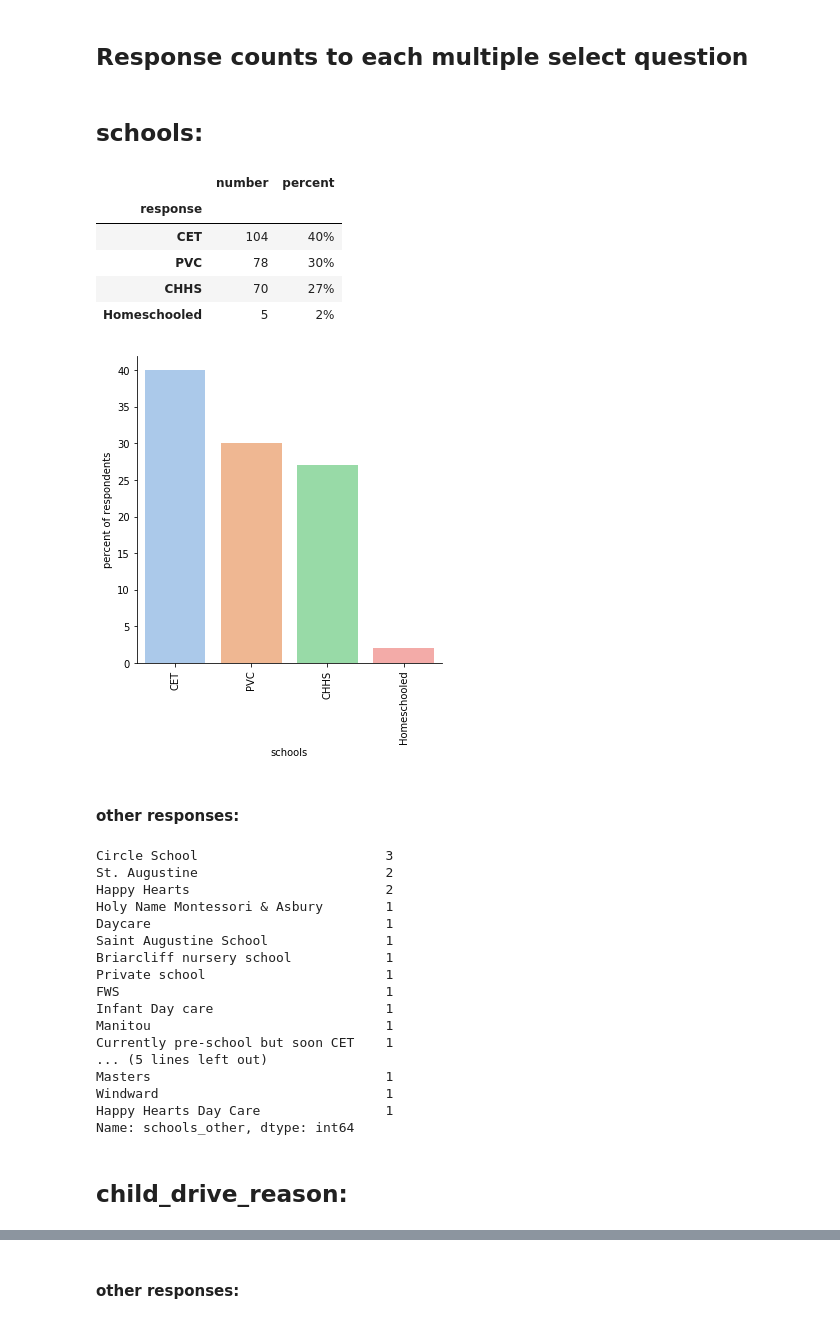
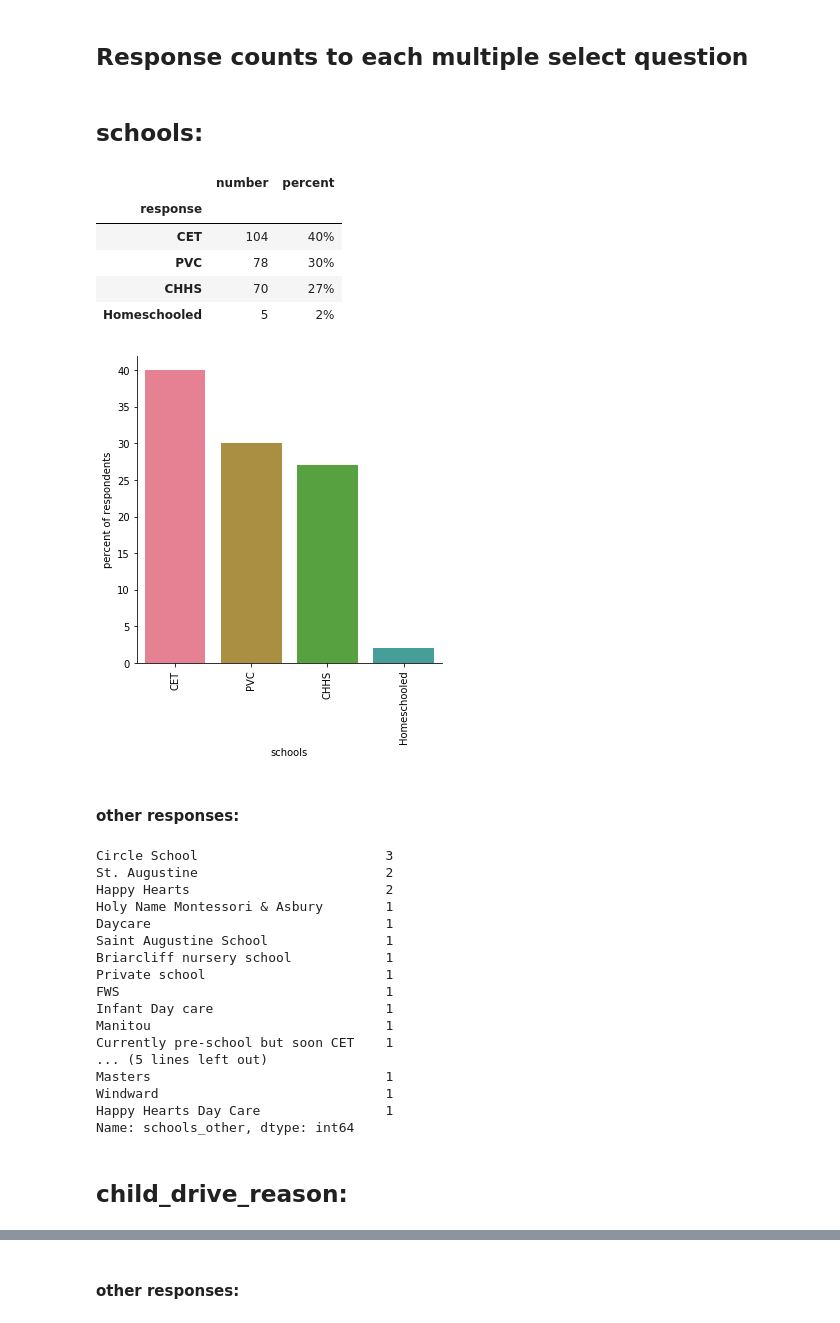
Before and after one commit to croton-on-hudson/bicycle-pedestrian-committee, a Jupyter notebook: survey/analysis/5.multiple_answer_analysis.ipynb, the cells around one changed output, grey strips where cells are left out. Saved outputs shown, nothing was run; the diff lists cells and outputs as text; code cells hidden in the pictures.

```diff
--- a/survey/analysis/5.multiple_answer_analysis.ipynb
+++ b/survey/analysis/5.multiple_answer_analysis.ipynb
@@ -58,39 +58,58 @@ for question in multiple_answer_options.keys():
     df_both = df_both.rename(columns={'0_x': 'number', '0_y': 'percent', 'index': 'response'})
     df_both.set_index('response', inplace=True)
 
+    # remove some useless data
+    useless_responses = [
+        'No - we do not drive or prefer not to drive',
+        'Our own personal preference',
+        'No - they walk a lot',
+        'No - I walk a lot',
+        'I live too far to walk',
+        'My child is too young to bicycle',
+        'My own personal preference',
+        'No - I bicycle a lot',
+        'No - they bicycle a lot',
+        'No - I do not drive or prefer not to drive',
+        'We live too far to walk']
+    for response in useless_responses:
+        try:
+            df_both = df_both.drop(response)
+        except:
+            pass
+
     # show the data
     display(df_both)
 
     # remove percent signs next to the data
     data = df_both
     for col in data:
         # remove percent sign, if present so we can do math on it
         try:
             data[col] = data[col].str.replace('%', '').astype(float).round(0).astype(int) # get rid of percent signs
         except:
             pass
 
     # plot the data
-    sns.set_palette("pastel") #deep, muted, pastel, bright, dark, or colorblind
+    sns.set_palette("husl") #deep, muted, pastel, bright, dark, or colorblind
     data = data['percent'].reset_index()
     data.columns = [question.replace('_', ' '), 'percent of respondents']
     g = sns.catplot(x=question.replace('_', ' '), y="percent of respondents", kind="bar", data=data);
     g.set_xticklabels(rotation=90)
     plt.show()
 
     # show a few 'other' answers
     display(Markdown('#### other responses:'))
     s_others = df['{}_other'.format(question)]
     display(s_others.value_counts()[:20])
 # %% [output]
 ## schools:
 |  | number | percent |
 | response |  |  |
 | CET | 104 | 40% |
 | PVC | 78 | 30% |
 | CHHS | 70 | 27% |
 | Homeschooled | 5 | 2% |
-[figure, old version]
+[figure, new version]
 #### other responses:
 Circle School                        3
 St. Augustine                        2
```
Also changed, not shown: parts of 1 cell of this notebook.
